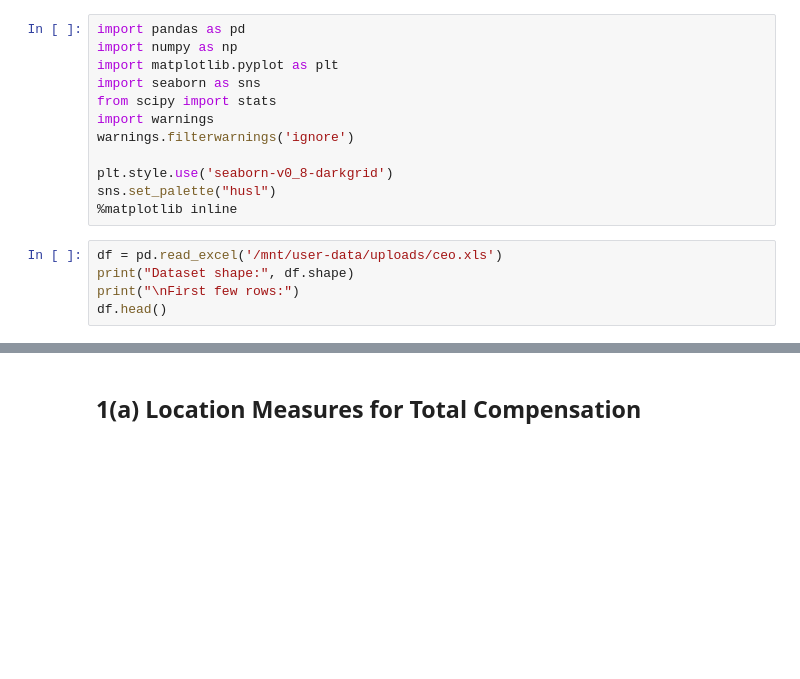
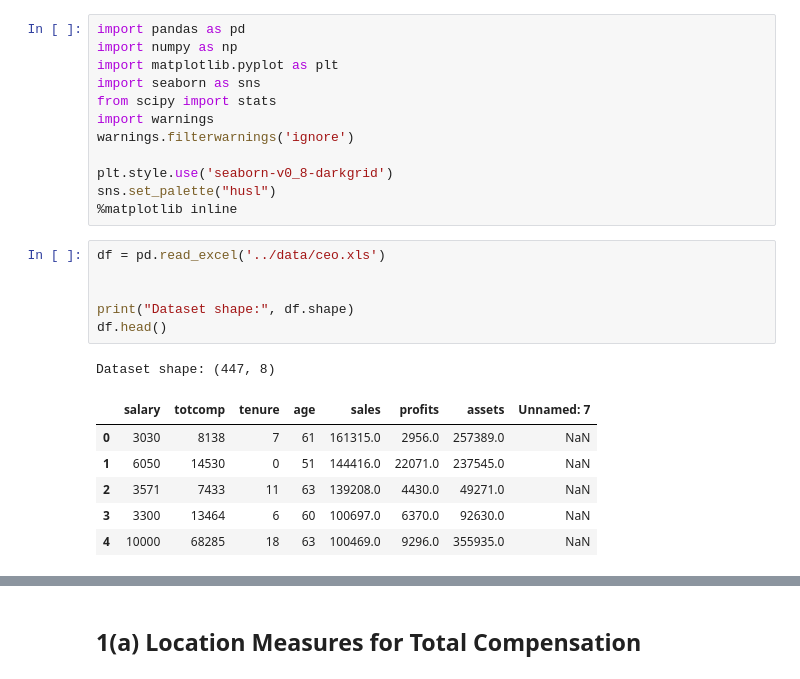
Before and after one commit to nuinashco/Statistics-UCU, a Jupyter notebook: hw1/task1.ipynb, the cells around one changed output, grey strips where cells are left out. Drawn from its saved outputs; the diff is of its cells as text; blank space fills up the shorter version.

```diff
--- a/hw1/task1.ipynb
+++ b/hw1/task1.ipynb
@@ -15,10 +15,19 @@ plt.style.use('seaborn-v0_8-darkgrid')
 sns.set_palette("husl")
 %matplotlib inline
 # %%
-df = pd.read_excel('/mnt/user-data/uploads/ceo.xls')
+df = pd.read_excel('../data/ceo.xls')
+
+
 print("Dataset shape:", df.shape)
-print("\nFirst few rows:")
 df.head()
+# %% [output]
+Dataset shape: (447, 8)
+|  | salary | totcomp | tenure | age | sales | profits | assets | Unnamed: 7 |
+| 0 | 3030 | 8138 | 7 | 61 | 161315.0 | 2956.0 | 257389.0 | NaN |
+| 1 | 6050 | 14530 | 0 | 51 | 144416.0 | 22071.0 | 237545.0 | NaN |
+| 2 | 3571 | 7433 | 11 | 63 | 139208.0 | 4430.0 | 49271.0 | NaN |
+| 3 | 3300 | 13464 | 6 | 60 | 100697.0 | 6370.0 | 92630.0 | NaN |
+| 4 | 10000 | 68285 | 18 | 63 | 100469.0 | 9296.0 | 355935.0 | NaN |
 # %%
 print("Dataset information:")
 df.info()
```
Also changed, not shown: parts of 2 cells of this notebook, 2 other files.
